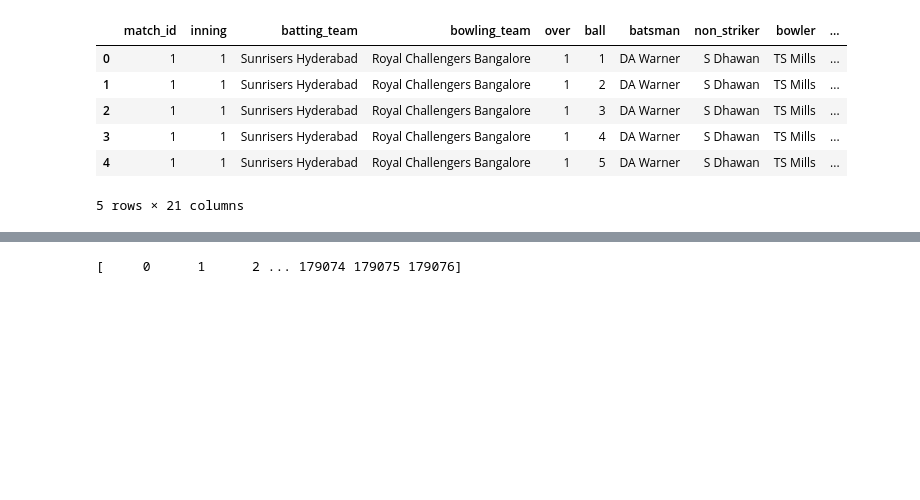
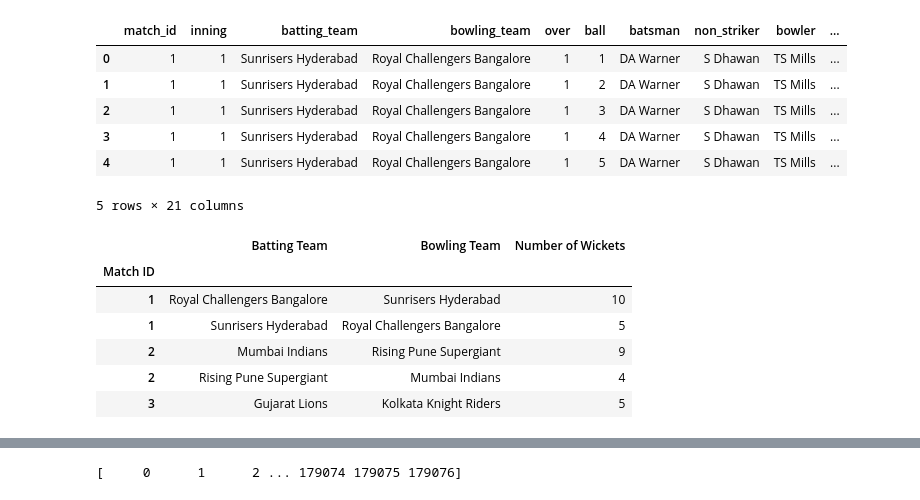
Before and after one commit to amith-vardhan99/udemy, a Jupyter notebook: 16 - IPL Prophets Predicting IPL Match Wins with a Touch of Heroku Magic/notebook.ipynb, the cells around one changed output, grey strips where cells are left out. Drawn from its saved outputs; the diff is of its cells as text; code cells hidden in the pictures; blank space fills up the shorter version.

```diff
--- a/16 - IPL Prophets Predicting IPL Match Wins with a Touch of Heroku Magic/notebook.ipynb
+++ b/16 - IPL Prophets Predicting IPL Match Wins with a Touch of Heroku Magic/notebook.ipynb
@@ -30,7 +30,7 @@ df = deliveries.groupby(by=["match_id","batting_team","bowling_team"])["total_ru
 df = pd.DataFrame(df).reset_index().set_index("match_id")
 
 
-scores = pd.DataFrame(columns=["match_id","Teams","Toss Winner","Toss Decision","Team 1","Team 2","Team 1 Score","Team 2 Score"])
+scores = pd.DataFrame(columns=["match_id","Teams","Toss Winner","Toss Decision","Team 1","Team 2","Team 1 Score","Team 2 Score","Team 1 Wickets","Team 2 Wickets"])
 team_scores = {}
 ctr = 0
 for i in df.index.unique():
@@ -104,13 +104,33 @@ deliveries.head()
 5 rows × 21 columns
 # %%
 #deliveries.groupby(by=["match_id","batting_team","bowling_team"])["total_runs"].sum()
-w = pd.DataFrame(columns=["Batting Team","Bowling Team"])
+w = pd.DataFrame(columns=["Match ID","Batting Team","Bowling Team","Number of Wickets"])
 ctr = 0
+
 for i in deliveries.index.values[:-1]:
-    if deliveries.loc[i,"batsman"] != deliveries.loc[i+1,"batsman"]:
+    current_batsman = deliveries.loc[i,"batsman"]
+    next_batsman = deliveries.loc[i+1,"batsman"]
+
+    current_striker = deliveries.loc[i,"non_striker"]
+    next_striker = deliveries.loc[i+1,"non_striker"]
+
+    if not ((current_batsman == next_batsman and current_striker == next_striker) or (current_batsman == next_striker and current_striker == next_batsman)):
+        w.loc[ctr,"Match ID"] = deliveries.loc[i,"match_id"]
         w.loc[ctr,"Batting Team"] = deliveries.loc[i,"batting_team"]
         w.loc[ctr,"Bowling Team"] = deliveries.loc[i,"bowling_team"]
+        w.loc[ctr,"Number of Wickets"] = 1
         ctr += 1
+
+#w[(w["Match ID"] == 1) & (w["Batting Team"] == "Sunrisers Hyderabad") & (w["Bowling Team"] == "Royal Challengers Bangalore")]
+wick = w.groupby(by=["Match ID","Batting Team","Bowling Team"])["Number of Wickets"].sum()
+wick = wick.reset_index().set_index("Match ID")
-# %%
-wick = w.groupby(by=["Batting Team","Bowling Team"]).sum()
-wick
+# %%
+wick.head()
+# %% [output]
+|  | Batting Team | Bowling Team | Number of Wickets |
+| Match ID |  |  |  |
+| 1 | Royal Challengers Bangalore | Sunrisers Hyderabad | 10 |
+| 1 | Sunrisers Hyderabad | Royal Challengers Bangalore | 5 |
+| 2 | Mumbai Indians | Rising Pune Supergiant | 9 |
+| 2 | Rising Pune Supergiant | Mumbai Indians | 4 |
+| 3 | Gujarat Lions | Kolkata Knight Riders | 5 |
```
Also changed, not shown: parts of 3 cells of this notebook.
